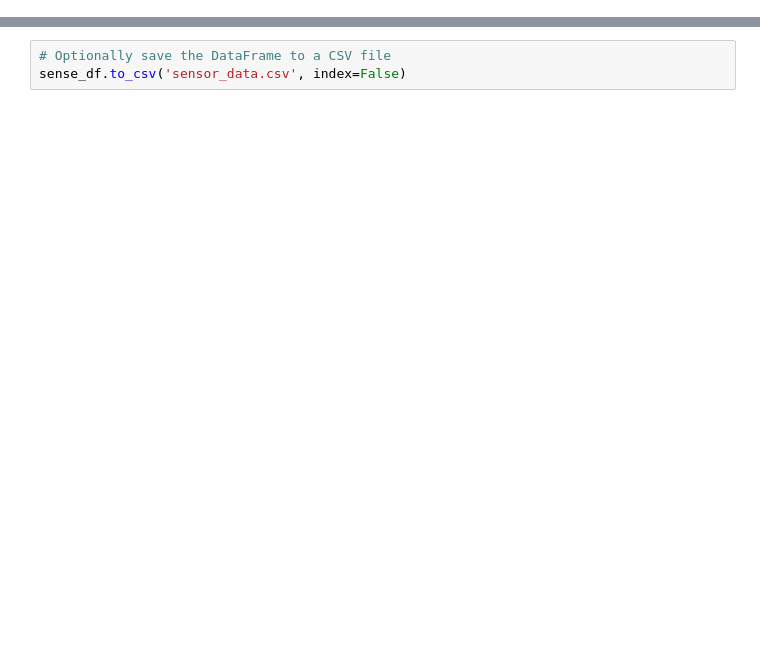
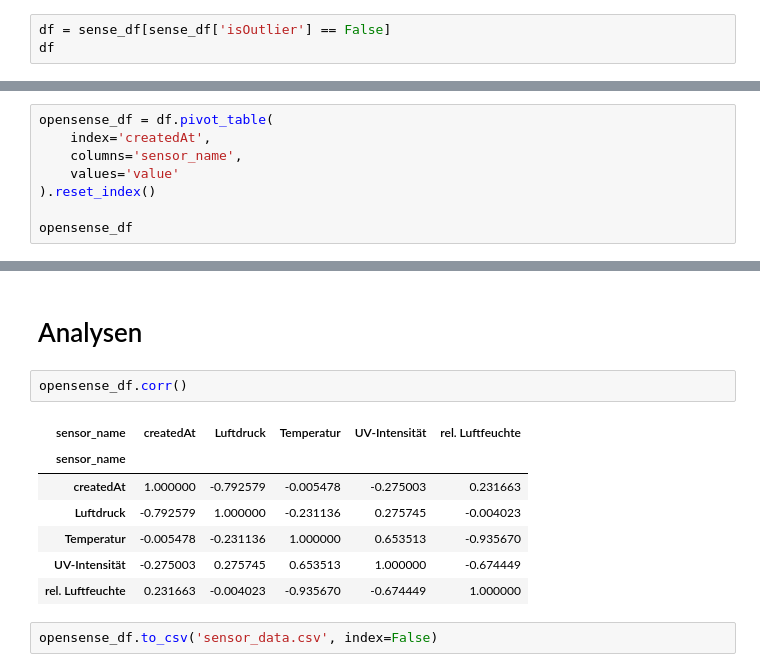
Before and after one commit to Rira1011/Umweltmonitoring, a Jupyter notebook: request.ipynb, the cells around one changed output, grey strips where cells are left out. Saved outputs shown, nothing was run; the diff lists cells and outputs as text; blank space fills up the shorter version.

```diff
--- a/request.ipynb
+++ b/request.ipynb
@@ -96,0 +153,3 @@ dtype: object
+# %%
+df = sense_df[sense_df['isOutlier'] == False]
+df
@@ -96,0 +172,8 @@ dtype: object
+# %%
+opensense_df = df.pivot_table(
+    index='createdAt',
+    columns='sensor_name',
+    values='value'
+).reset_index()
+
+opensense_df
@@ -97,3 +194,14 @@ dtype: object
+# %% [markdown]
+# Analysen
+# %%
+opensense_df.corr()
+# %% [output]
+| sensor_name | createdAt | Luftdruck | Temperatur | UV-Intensität | rel. Luftfeuchte |
+| sensor_name |  |  |  |  |  |
+| createdAt | 1.000000 | -0.792579 | -0.005478 | -0.275003 | 0.231663 |
+| Luftdruck | -0.792579 | 1.000000 | -0.231136 | 0.275745 | -0.004023 |
+| Temperatur | -0.005478 | -0.231136 | 1.000000 | 0.653513 | -0.935670 |
+| UV-Intensität | -0.275003 | 0.275745 | 0.653513 | 1.000000 | -0.674449 |
+| rel. Luftfeuchte | 0.231663 | -0.004023 | -0.935670 | -0.674449 | 1.000000 |
 # %%
-# Optionally save the DataFrame to a CSV file
-sense_df.to_csv('sensor_data.csv', index=False)
+opensense_df.to_csv('sensor_data.csv', index=False)
```
Also changed, not shown: parts of 26 cells of this notebook, 2 other files.
